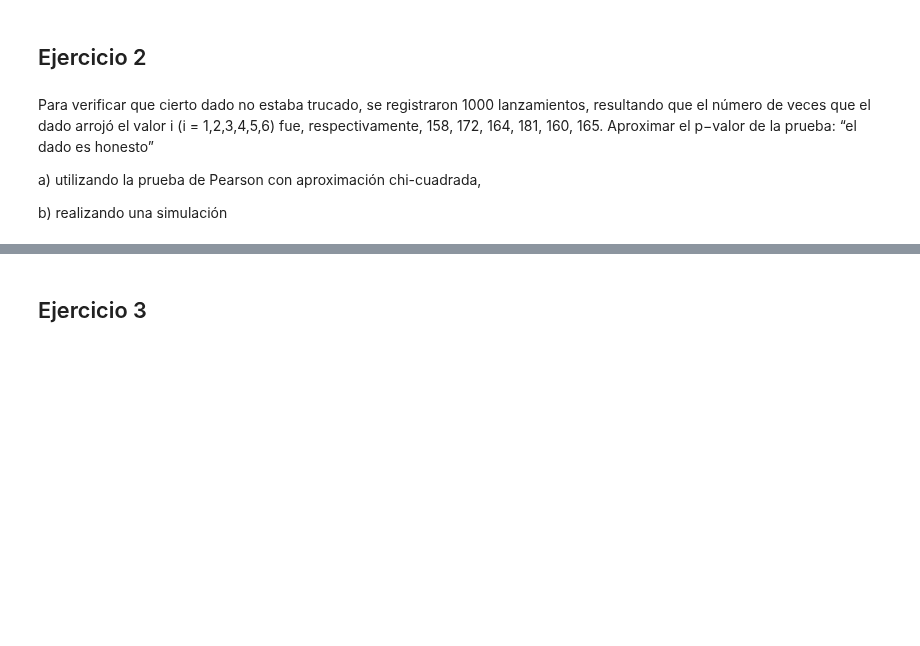
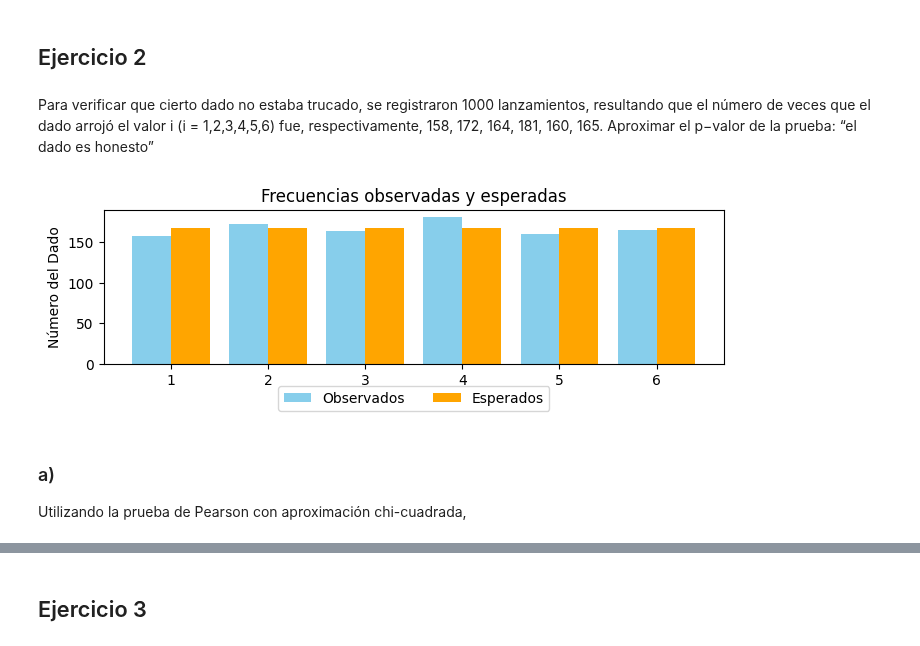
Before and after one commit to ramiro-l/ModelosYSimulacionFAMAF, a Jupyter notebook: Práctico7.ipynb, the cells around one changed output, grey strips where cells are left out. Saved outputs shown, nothing was run; the diff lists cells and outputs as text; code cells hidden in the pictures; blank space fills up the shorter version.

```diff
--- a/Práctico7.ipynb
+++ b/Práctico7.ipynb
@@ -174,7 +339,32 @@ p_valor_con_mejora(564, 0.8617, [0.25, 0.5, 0.25], 10_000)
 ## Ejercicio 2
 # %% [markdown]
 Para verificar que cierto dado no estaba trucado, se registraron 1000 lanzamientos, resultando que el número de veces que el dado arrojó el valor i (i = 1,2,3,4,5,6) fue, respectivamente, 158, 172, 164, 181, 160, 165. Aproximar el p−valor de la prueba: “el dado es honesto”
-
-a) utilizando la prueba de Pearson con aproximación chi-cuadrada,
-
-b) realizando una simulación
+# %%
+#@title Grafico
+import matplotlib.pyplot as plt
+import numpy as np
+
+categorias = ['1', '2', '3', '4', '5', '6']
+observados = np.array([158, 172, 164, 181, 160, 165])
+total = sum(observados)
+
+prob_teoricas = np.array([1/6]*6)
+esperados = total * prob_teoricas
+
+x = np.arange(len(categorias))
+
+plt.figure(figsize=(8, 2))
+plt.bar(x - 0.2, observados, width=0.4, label='Observados', color='skyblue')
+plt.bar(x + 0.2, esperados, width=0.4, label='Esperados', color='orange')
+
+plt.xticks(x, categorias)
+plt.ylabel('Número del Dado')
+plt.title('Frecuencias observadas y esperadas')
+plt.legend(loc='upper center', bbox_to_anchor=(0.5, -0.1), ncol=2)
+plt.show()
+# %% [output]
+[figure, added]
+# %% [markdown]
+### a)
+
+Utilizando la prueba de Pearson con aproximación chi-cuadrada,
```
Also changed, not shown: parts of 24 cells of this notebook.
